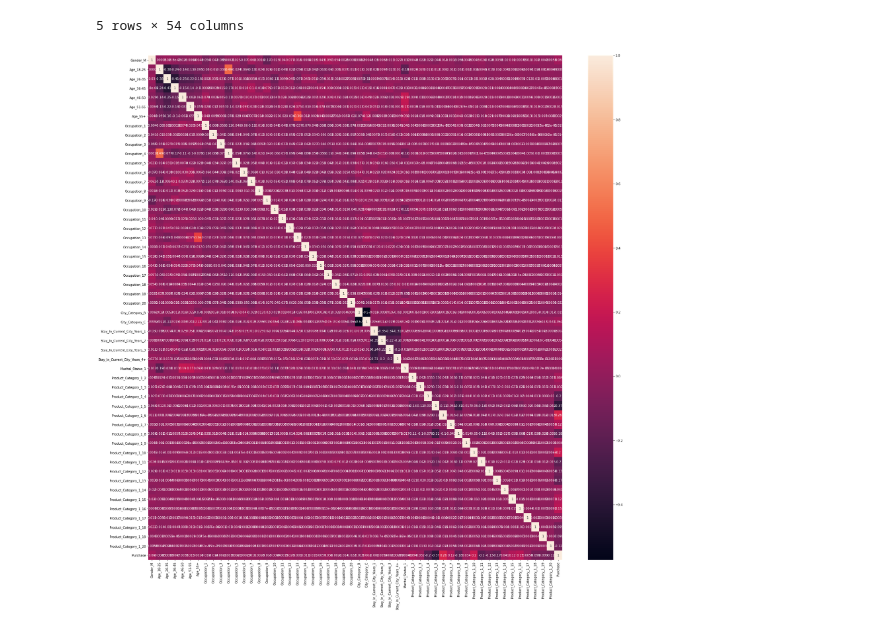
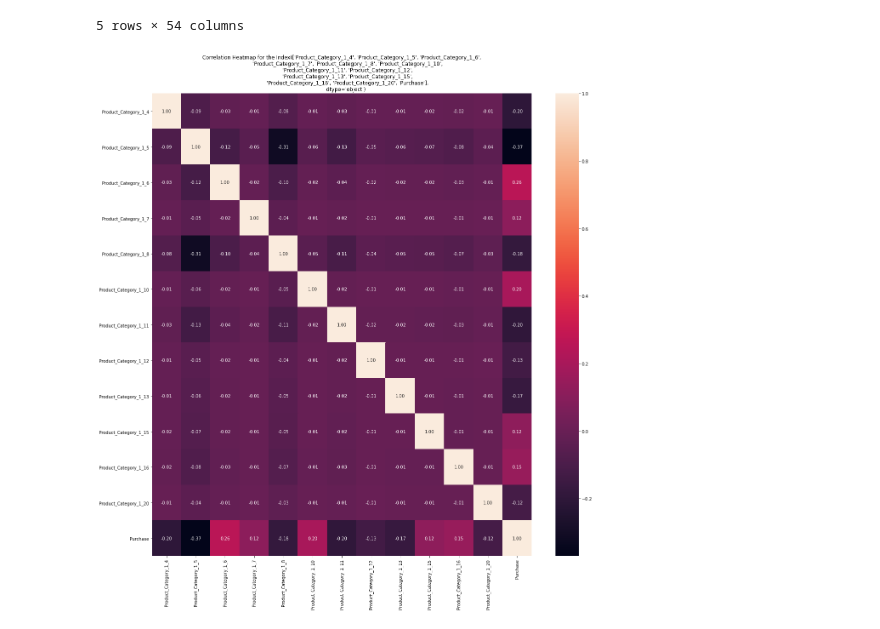
Before and after one commit to 1Anand1/Black_Friday_Sales_Prediction, a Jupyter notebook: black_friday_sales.ipynb, the cells around one changed output. Cells and saved outputs as stored; diff of their text form; code cells hidden in the pictures.

```diff
--- a/black_friday_sales.ipynb
+++ b/black_friday_sales.ipynb
@@ -286,12 +286,3 @@ df.head()
 | 3 | 0 | 0 | 0 | 0 | 0 | 0 | 0 | 0 | 0 | ... |
 | 4 | 1 | 0 | 0 | 0 | 0 | 0 | 1 | 0 | 0 | ... |
 5 rows × 54 columns
-# %%
-plt.figure(figsize=(30,30))
-
-corr_mat=df.corr()
-sns.heatmap(corr_mat,annot=True)
-
-plt.show()
-# %% [output]
-[figure, removed]
@@ -297,0 +292,3 @@ plt.show()
+# %%
+# Extracting the columns which have good collinearity with the purchase --> This therotical as the purchase price would be impacted by the product
+rqd_col_for_corr_mat_therotical=corr_mat[(corr_mat['Purchase']>0.1)|(corr_mat['Purchase']<-0.1)].index
@@ -297,0 +298,13 @@ plt.show()
+# %%
+# Defining a fucntion to create heatmap for the given number of the columns
+def heatmap_from_given_cols(cols_list=[]):
+  corr_mat=df[cols_list].corr()
+  plt.figure(figsize=(20,20))
+  sns.heatmap(data=corr_mat,annot=True,fmt='.2f')
+  plt.title(f'Correlation Heatmap for the {rqd_col_for_corr_mat_therotical} ')
+  plt.show()
+# %%
+# Plotting the therotical heatmap
+heatmap_from_given_cols(rqd_col_for_corr_mat_therotical)
+# %% [output]
+[figure, added]
```
Also changed, not shown: parts of 15 cells of this notebook.
